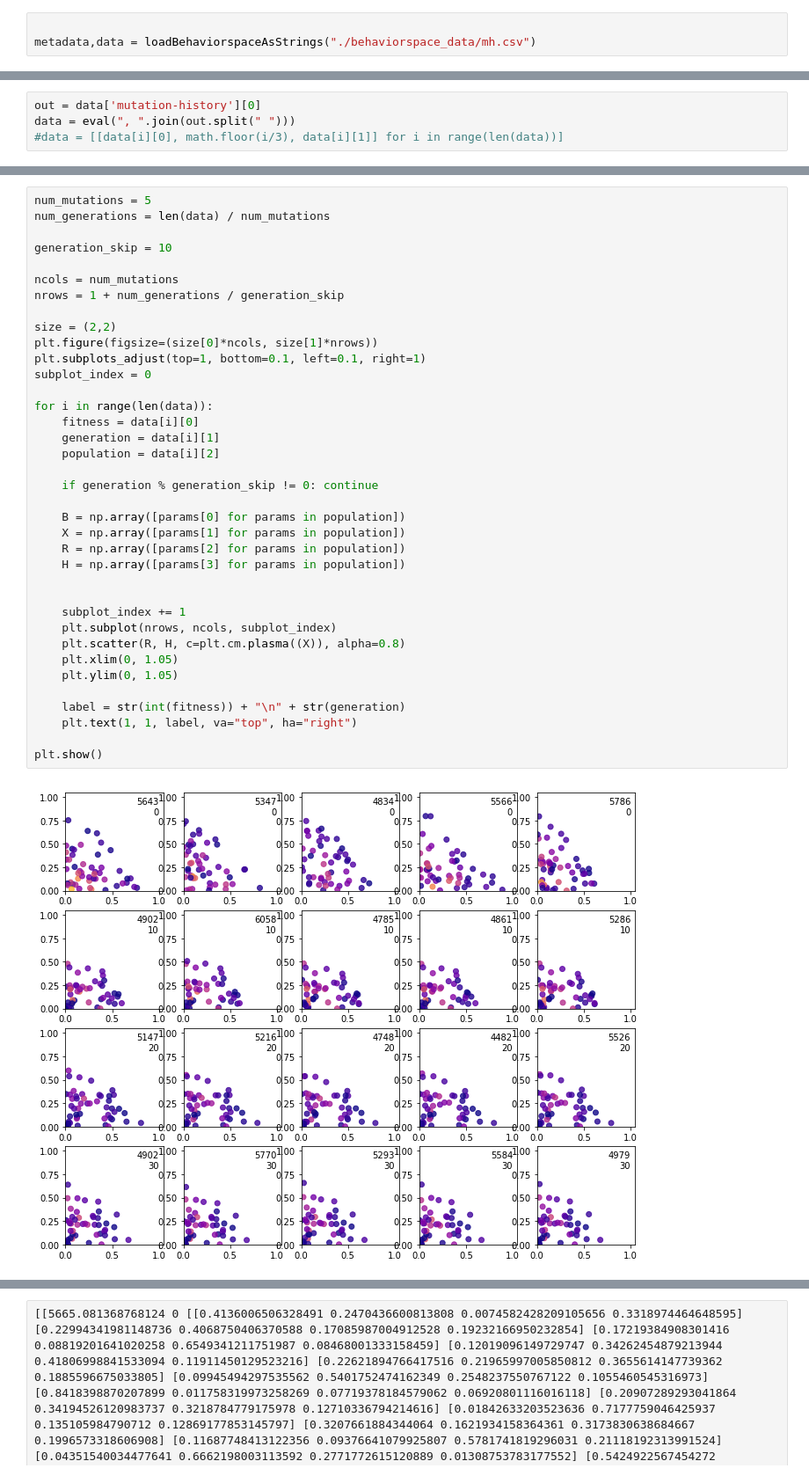
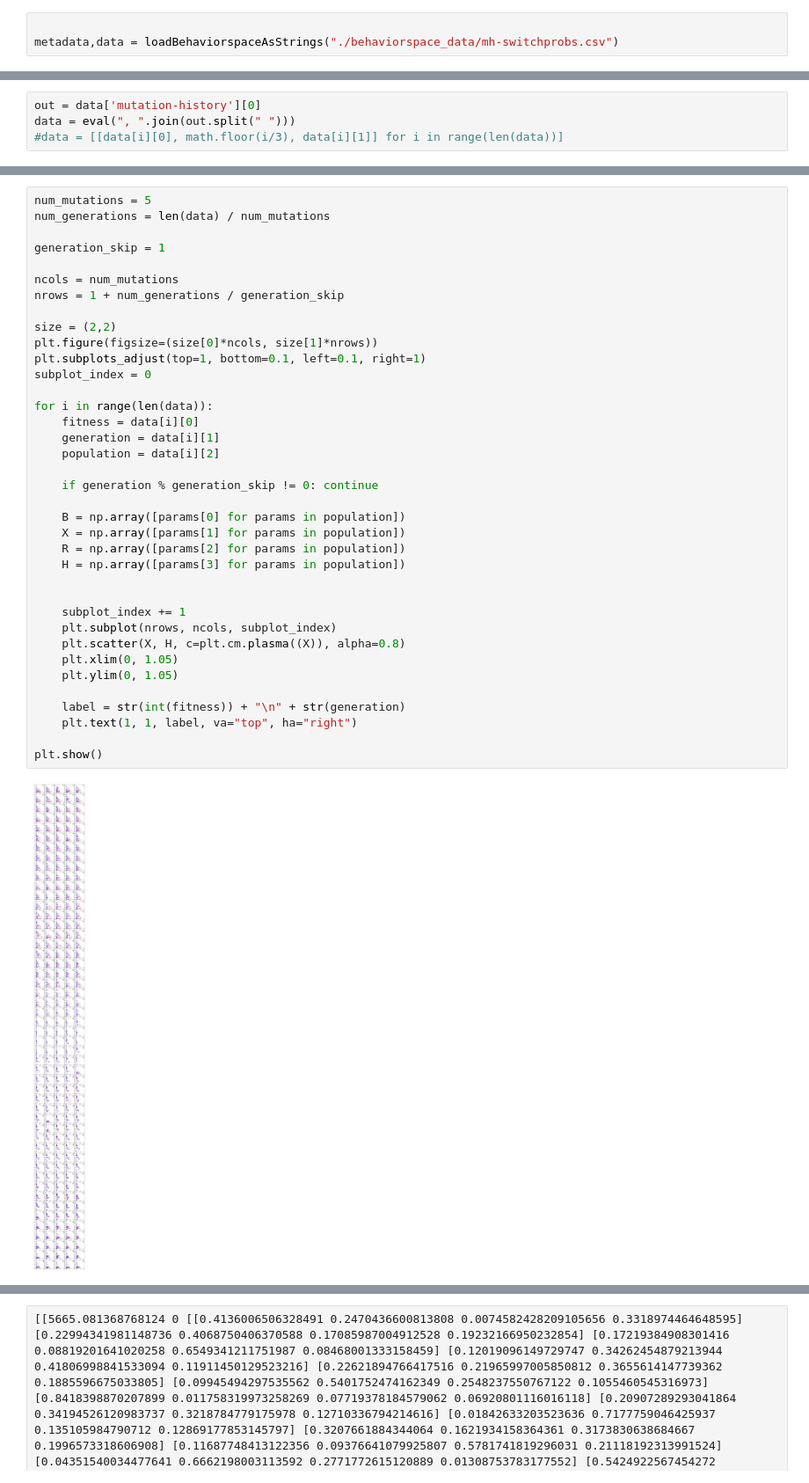
Before and after one commit to marycourtland/complexity-challenge-spring-2018, a Jupyter notebook: ga-analysis.ipynb, the cells around one changed output, grey strips where cells are left out. Shown at 88% size. Cells and saved outputs as stored; diff of their text form.

```diff
--- a/ga-analysis.ipynb
+++ b/ga-analysis.ipynb
@@ -39,7 +39,7 @@ def parseNetlogoArray(s):
     return eval(s.replace(' ', ', '))
 # %%
 
-metadata,data = loadBehaviorspaceAsStrings("./behaviorspace_data/mh.csv")
+metadata,data = loadBehaviorspaceAsStrings("./behaviorspace_data/mh-switchprobs.csv")
 # %%
 type(data['mutation-history'][0])
 # %% [output]
@@ -72,41 +52,41 @@ data[0]
 num_mutations = 5
 num_generations = len(data) / num_mutations
 
-generation_skip = 10
+generation_skip = 1
 
 ncols = num_mutations
 nrows = 1 + num_generations / generation_skip
 
 size = (2,2)
 plt.figure(figsize=(size[0]*ncols, size[1]*nrows))
 plt.subplots_adjust(top=1, bottom=0.1, left=0.1, right=1)
 subplot_index = 0
 
 for i in range(len(data)):
     fitness = data[i][0]
     generation = data[i][1]
     population = data[i][2]
 
     if generation % generation_skip != 0: continue
 
     B = np.array([params[0] for params in population])
     X = np.array([params[1] for params in population])
     R = np.array([params[2] for params in population])
     H = np.array([params[3] for params in population])
 
 
     subplot_index += 1
     plt.subplot(nrows, ncols, subplot_index)
-    plt.scatter(R, H, c=plt.cm.plasma((X)), alpha=0.8)
+    plt.scatter(X, H, c=plt.cm.plasma((X)), alpha=0.8)
     plt.xlim(0, 1.05)
     plt.ylim(0, 1.05)
 
     label = str(int(fitness)) + "\n" + str(generation)
     plt.text(1, 1, label, va="top", ha="right")
 
 plt.show()
 # %% [output]
-[figure, old version]
+[figure, new version]
 # %%
 xb = [(h+x+b) for x,b,r,h in data[15][1]]
 #filter(lambda i: i[0] < 0.1, xb)
```
Also changed, not shown: parts of 3 cells of this notebook, 2 other files.
